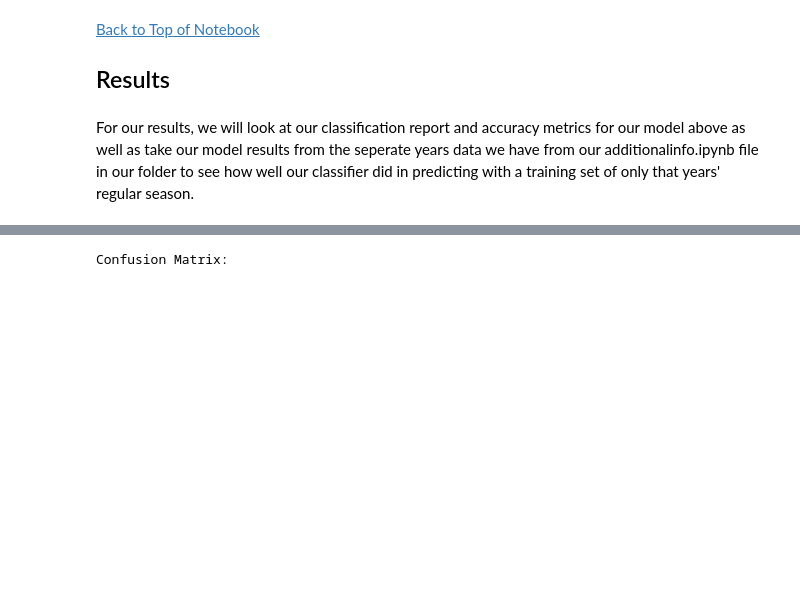
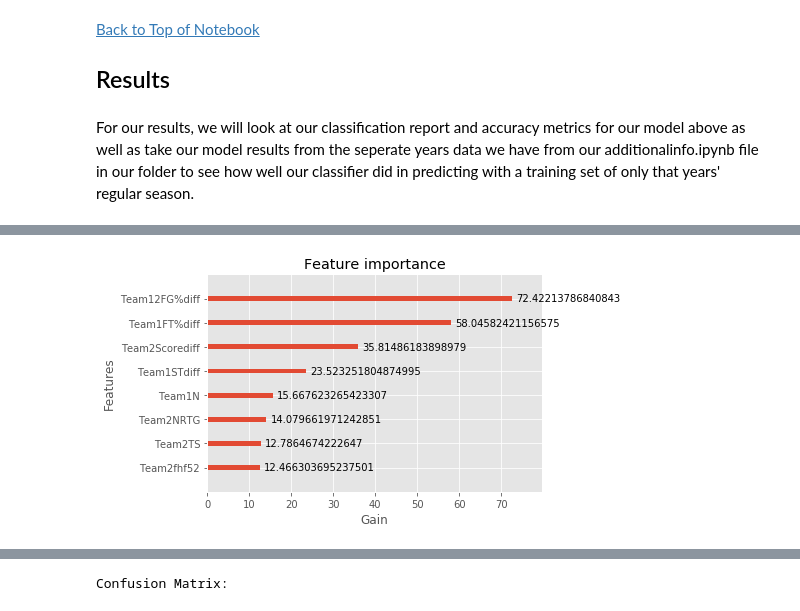
Before and after one commit to ajain1017/dsc-mod-5-project-online-ds-pt-081219, a Jupyter notebook: project_files/index.ipynb, the cells around one changed output, grey strips where cells are left out. Saved outputs shown, nothing was run; the diff lists cells and outputs as text; code cells hidden in the pictures; blank space fills up the shorter version.

```diff
--- a/project_files/index.ipynb
+++ b/project_files/index.ipynb
@@ -2677,0 +2688,6 @@ with open('predictions.pkl', 'rb') as f:
+# %%
+#plot feature importance using gain as metric
+plot_importance(pca_clf, max_num_features = 8, importance_type = "gain", xlabel = 'Gain')
+plt.show()
+# %% [output]
+[figure, added]
```
Also changed, not shown: parts of 4 cells of this notebook, 1 other file.
